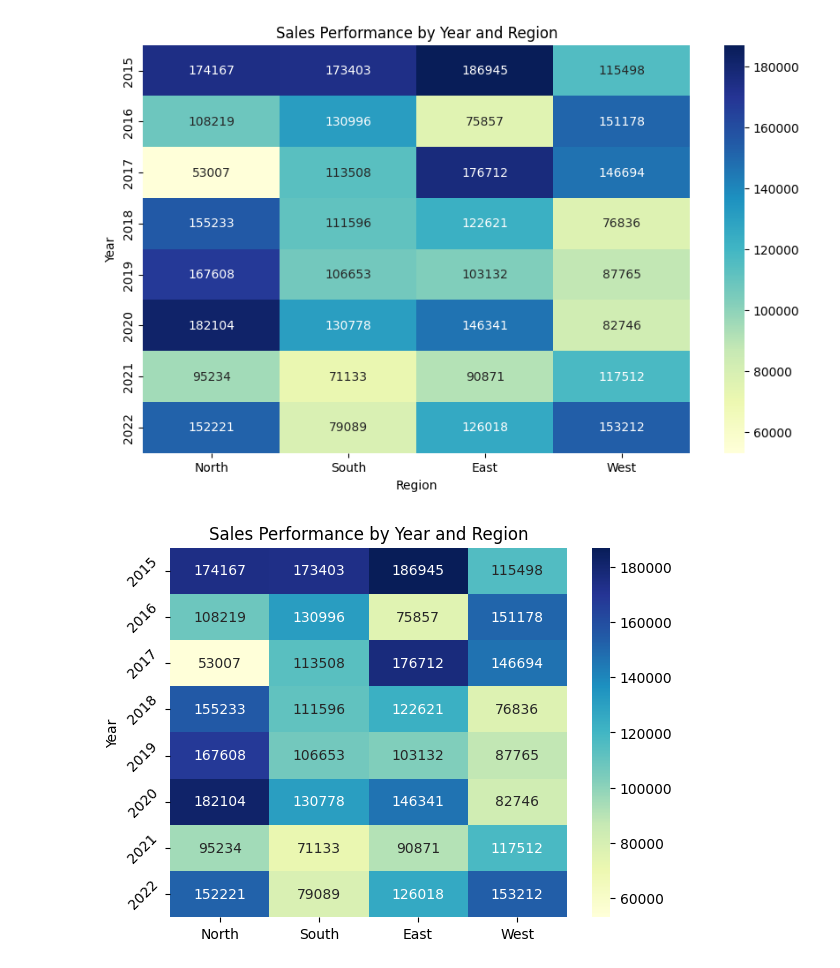
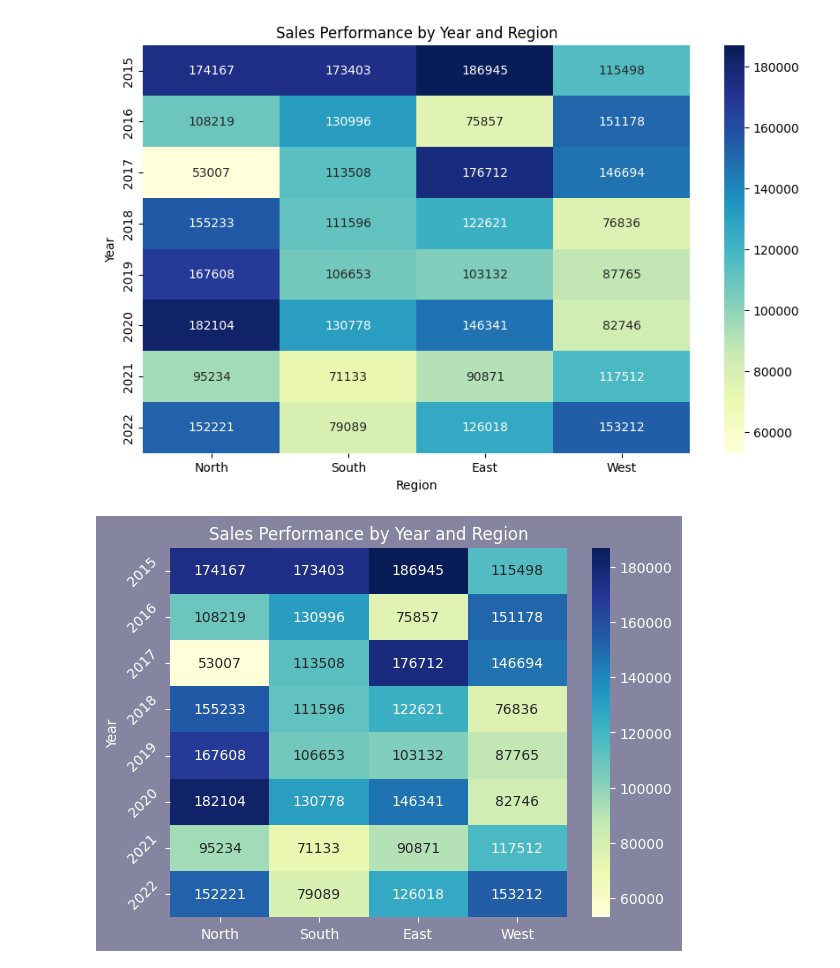
Before and after one commit to PeachDew/data_storytelling, a Jupyter notebook: datastoryexploration.ipynb, the cells around one changed output. Drawn from its saved outputs; the diff is of its cells as text; code cells hidden in the pictures.

```diff
--- a/datastoryexploration.ipynb
+++ b/datastoryexploration.ipynb
@@ -119,12 +119,13 @@ plt.show()
 # %% [output]
 [figure]
 # %%
-plt.style.use('default')
+plt.style.use('dark_background')
 fig, ax = plt.subplots()
 ax = sns.heatmap(df, cmap='YlGnBu', annot=True, fmt='.0f', cbar=True)
-ax.set_facecolor("red")
+fig.patch.set_facecolor("#0B0B43")
+fig.patch.set_alpha(0.5)
 plt.title('Sales Performance by Year and Region')
 ax.set_yticklabels(ax.get_yticklabels(), rotation=45, ha='right')
 plt.show()
 # %% [output]
-[figure, old version]
+[figure, new version]
```
Also changed, not shown: 1 other file.
